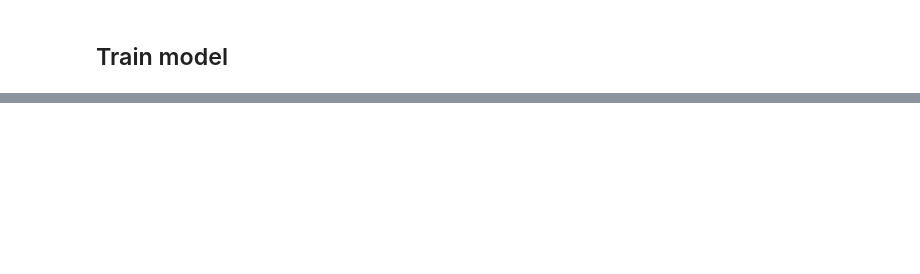
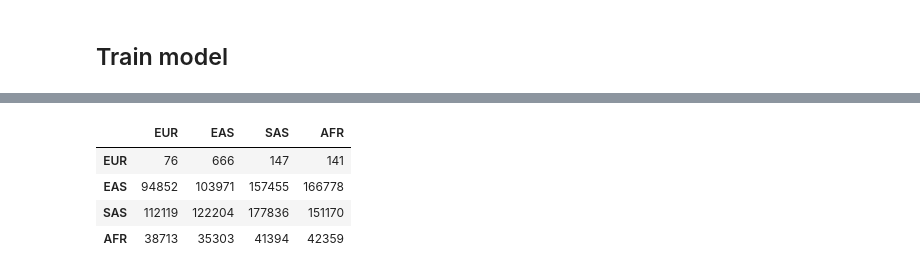
Before and after one commit to jcsokol/CS230-LAI-project-code, a Jupyter notebook: CNN_LAI.ipynb, the cells around one changed output, grey strips where cells are left out. Drawn from its saved outputs; the diff is of its cells as text; code cells hidden in the pictures; blank space fills up the shorter version.

```diff
--- a/CNN_LAI.ipynb
+++ b/CNN_LAI.ipynb
@@ -340,3 +349,23 @@ def cnn(input_shape):
+# %%
+def window(input_shape):
+    X_input = Input(shape=input_shape)
+
+    rfw=512
+    X = LocallyConnected1D(filters=4*k, kernel_size=rfw, strides=rfw, activation='relu',
+                           kernel_initializer='glorot_normal')(X_input)
+    X = Conv1D(filters=32, kernel_size=k, padding='same', activation='tanh', kernel_initializer='he_normal')(X)
+    X = Conv1D(filters=32, kernel_size=k, padding='same', activation='tanh', kernel_initializer='he_normal')(X)
+    X = Conv1D(filters=32, kernel_size=k, padding='same', activation='tanh', kernel_initializer='he_normal')(X)
+    X = Conv1D(filters=32, kernel_size=k, padding='same', activation='tanh', kernel_initializer='he_normal')(X)
+    # X = Conv1D(filters=64, kernel_size=64, strides=4, padding='same', activation='tanh')(X)
+    # X = Dense(64)(X)
+    # X = Conv1D(filters=4, kernel_size=16, padding='same', activation='softmax')(X)
+    X = UpSampling1D(rfw)(X)
+    # X = Conv1D(filters=k*k, kernel_size=2*rfw, activation='tanh', padding='same', initialization='he_normal')(X)
+    X = Conv1D(filters=k*k, kernel_size=32, activation='tanh', padding='same', kernel_initializer='he_normal')(X)
+    X = Conv1D(filters=k, kernel_size=1, activation='softmax', padding='same')(X)
+
+    return Model(inputs=X_input, outputs=X, name='windowCNN')
 # %% [markdown]
 ## Create and compile the model
 # %%
@@ -344,9 +373,9 @@ def cnn(input_shape):
 nc,nv= (2048,8192) #train_X.shape[:2]
 # nv-=4 # as a freaking edge case
 keep=np.random.choice(np.arange(train_ix.shape[0]), replace=False, size=nc)
-model = cnn(train_X[keep,:nv].shape[1:])
+model = window(train_X[keep,:nv].shape[1:])
 # compile model
-model.compile(optimizer='sgd', loss='sparse_categorical_crossentropy',
+model.compile(optimizer=Adam(lr=1e-3), loss='sparse_categorical_crossentropy',
               metrics=['sparse_categorical_accuracy'])
 # summarize model
 model.summary()
@@ -353,6 +400,6 @@ model.summary()
 # %% [markdown]
 ## Train model
 # %%
-history=model.fit(train_X[keep,:nv,:], train_Y[keep,:nv,:],
-                  validation_data=(dev_X[:,:nv,:], dev_Y[:,:nv,:]),
-                  epochs = 4, batch_size = 256)
+history=model.fit(train_X[keep,:nv,:], np.expand_dims(train_Y[keep,:nv], 2),
+                  validation_data=(dev_X[:,:nv,:], np.expand_dims(dev_Y[:,:nv], 2)),
+                  epochs = 128, batch_size = 32)
@@ -364,8 +447,14 @@ dev_Y_hat[6,:10,0]
 # %%
-result=confusion_matrix(dev_Y[:,:nv,0].astype(int).flatten(),
+result=confusion_matrix(dev_Y[:,:nv].astype(int).flatten(),
                         np.argmax(dev_Y_hat[:,:nv,:], axis=-1).flatten()).T
 pd.DataFrame(result, index=[k for k,v in sorted(labels.items(), key=lambda x:x[1])],
                      columns=[k for k,v in sorted(labels.items(), key=lambda x:x[1])])
+# %% [output]
+|  | EUR | EAS | SAS | AFR |
+| EUR | 76 | 666 | 147 | 141 |
+| EAS | 94852 | 103971 | 157455 | 166778 |
+| SAS | 112119 | 122204 | 177836 | 151170 |
+| AFR | 38713 | 35303 | 41394 | 42359 |
 # %%
 print('\n# Evaluate on dev set')
 results = model.evaluate(dev_X[:,:nv,:], dev_Y[:,:nv,:], batch_size=1)
```
Also changed, not shown: parts of 16 cells of this notebook.
